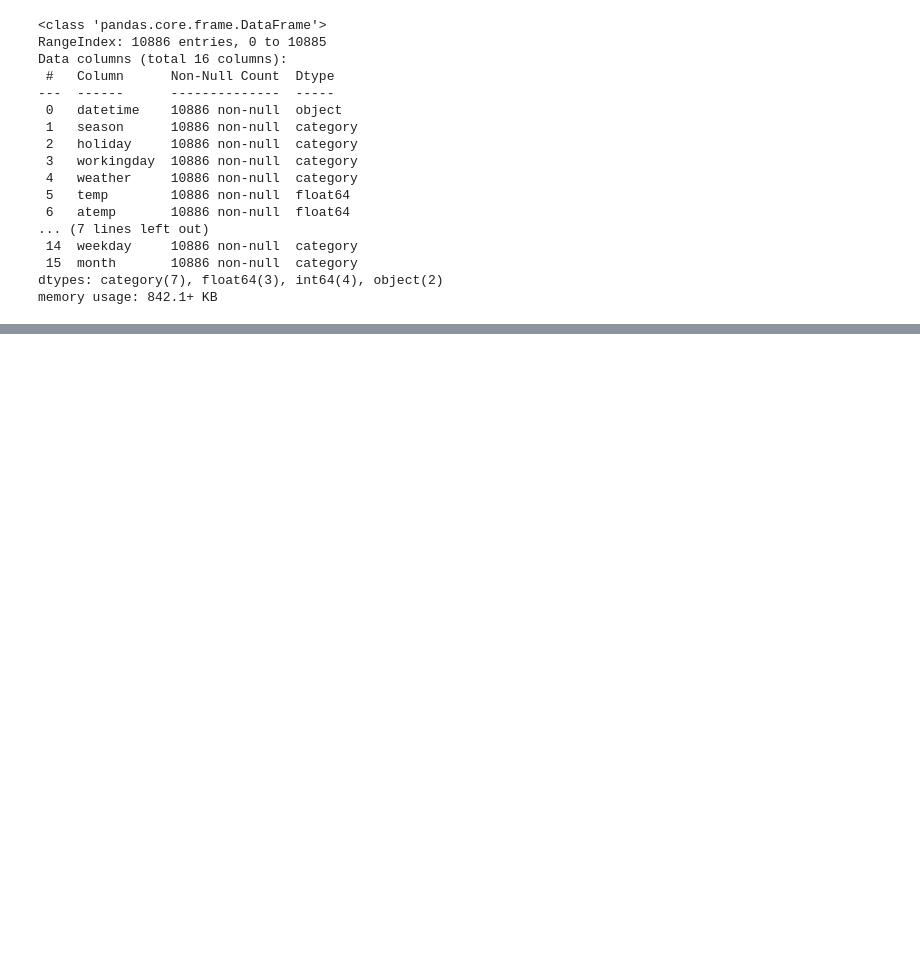
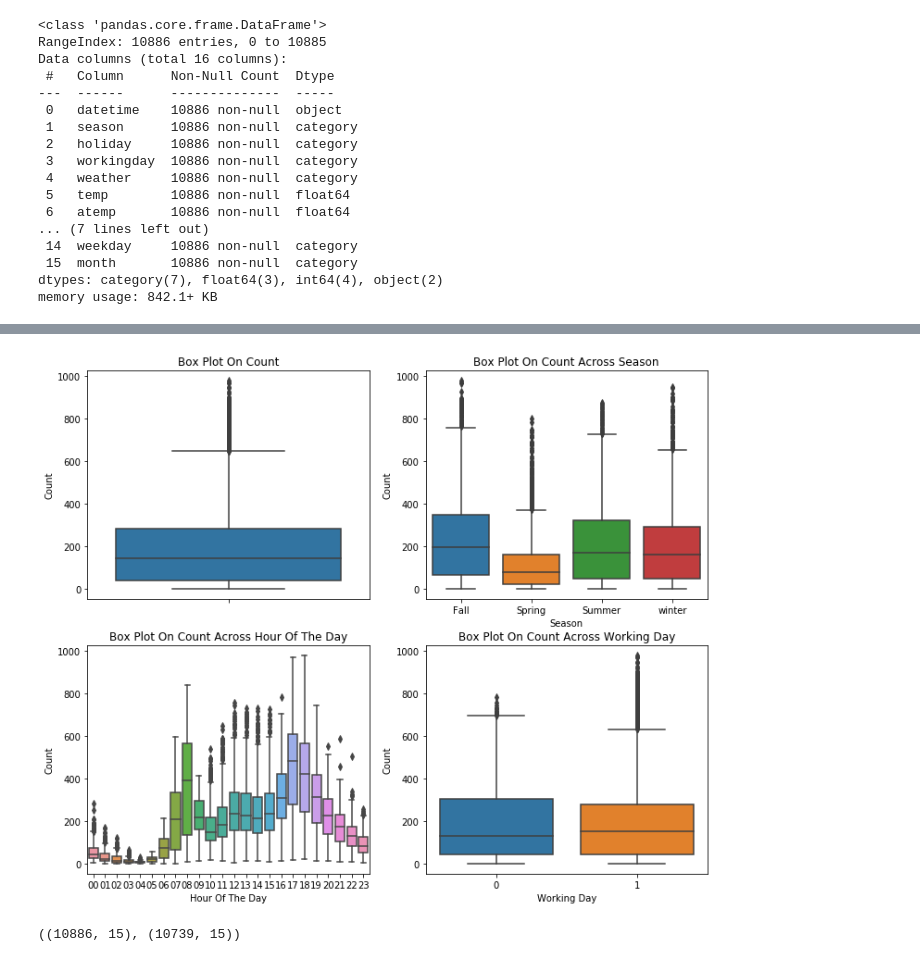
Before and after one commit to mintaewon/taewon, a Jupyter notebook: kaggle/Bike/study.ipynb, the cells around one changed output, grey strips where cells are left out. Saved outputs shown, nothing was run; the diff lists cells and outputs as text; code cells hidden in the pictures; blank space fills up the shorter version.

```diff
--- a/kaggle/Bike/study.ipynb
+++ b/kaggle/Bike/study.ipynb
@@ -110,0 +118,13 @@ dataTypeDF
+# %%
+fig, ax = plt.subplots(2,2, figsize=(12,10))
+sns.boxplot(data=dailyData, y='count',orient="v", ax=ax[0][0])
+ax[0][0].set(ylabel='Count', title='Box Plot On Count')
+sns.boxplot(data=dailyData, y='count',orient="v", x='season', ax=ax[0][1])
+ax[0][1].set(xlabel='Season', ylabel='Count', title='Box Plot On Count Across Season')
+sns.boxplot(data=dailyData, y='count',orient="v", x='hour', ax=ax[1][0])
+ax[1][0].set(xlabel='Hour Of The Day', ylabel='Count', title='Box Plot On Count Across Hour Of The Day')
+sns.boxplot(data=dailyData, y='count',orient="v", x='workingday', ax=ax[1][1])
+ax[1][1].set(xlabel='Working Day', ylabel='Count', title='Box Plot On Count Across Working Day')
+plt.show()
+# %% [output]
+[figure, added]
@@ -110,0 +134,4 @@ dataTypeDF
+# %%
+dailyData.shape, dailyDataWithoutOutliers.shape
+# %% [output]
+((10886, 15), (10739, 15))
```
Also changed, not shown: parts of 31 cells of this notebook, 1 other file.
